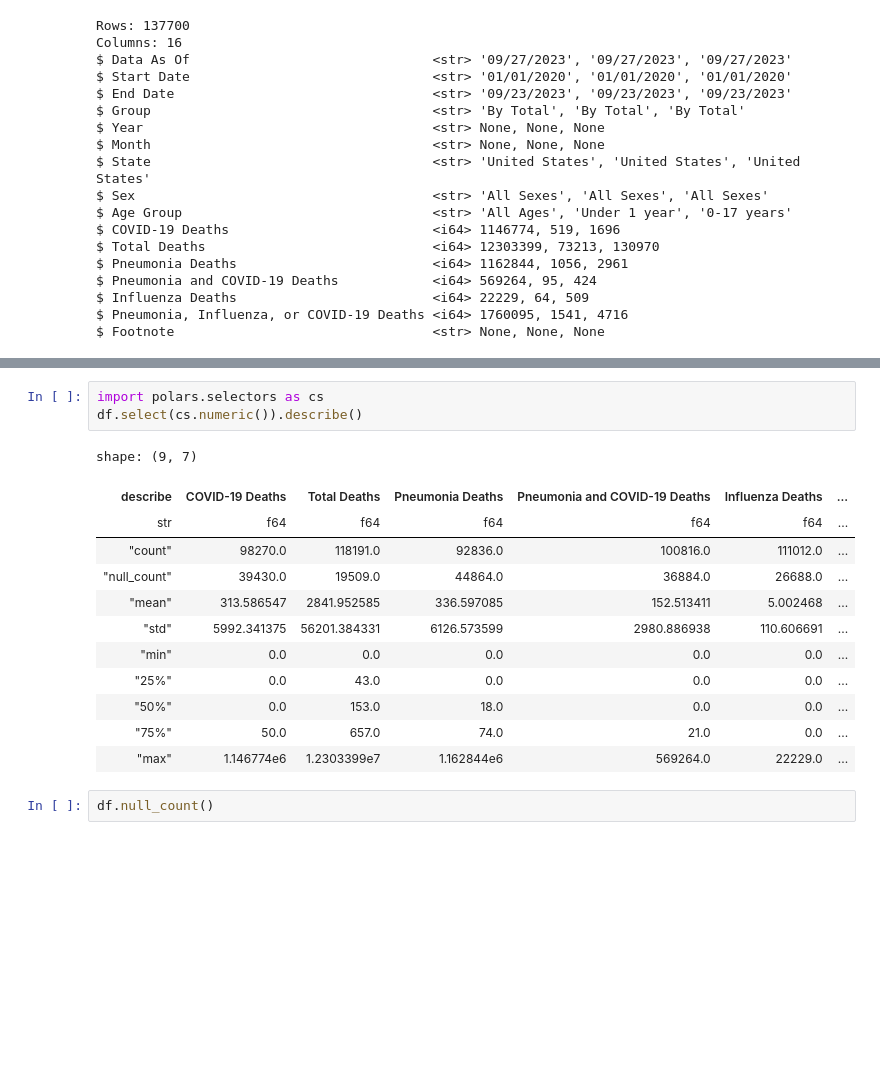
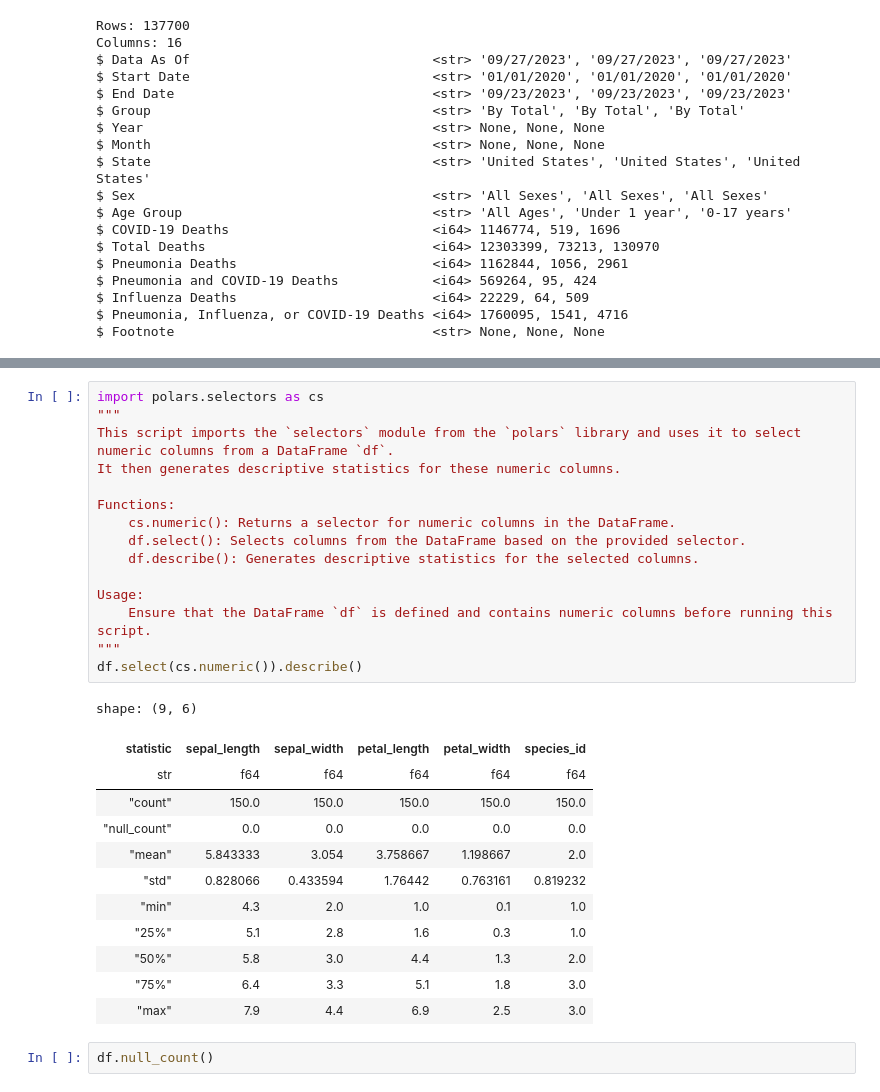
Before and after one commit to PacktPublishing/Polars-Cookbook, a Jupyter notebook: Chapter03/ch03.ipynb, the cells around one changed output, grey strips where cells are left out. Cells and saved outputs as stored; diff of their text form; blank space fills up the shorter version.

```diff
--- a/Chapter03/ch03.ipynb
+++ b/Chapter03/ch03.ipynb
@@ -58,19 +58,31 @@ df.estimated_size('mb')
-# %%
-import polars.selectors as cs
-df.select(cs.numeric()).describe()
-# %% [output]
-shape: (9, 7)
-| describe | COVID-19 Deaths | Total Deaths | Pneumonia Deaths | Pneumonia and COVID-19 Deaths | Influenza Deaths | ... |
-| str | f64 | f64 | f64 | f64 | f64 | ... |
-| "count" | 98270.0 | 118191.0 | 92836.0 | 100816.0 | 111012.0 | ... |
-| "null_count" | 39430.0 | 19509.0 | 44864.0 | 36884.0 | 26688.0 | ... |
-| "mean" | 313.586547 | 2841.952585 | 336.597085 | 152.513411 | 5.002468 | ... |
-| "std" | 5992.341375 | 56201.384331 | 6126.573599 | 2980.886938 | 110.606691 | ... |
-| "min" | 0.0 | 0.0 | 0.0 | 0.0 | 0.0 | ... |
-| "25%" | 0.0 | 43.0 | 0.0 | 0.0 | 0.0 | ... |
-| "50%" | 0.0 | 153.0 | 18.0 | 0.0 | 0.0 | ... |
-| "75%" | 50.0 | 657.0 | 74.0 | 21.0 | 0.0 | ... |
-| "max" | 1.146774e6 | 1.2303399e7 | 1.162844e6 | 569264.0 | 22229.0 | ... |
+# %%
+import polars.selectors as cs
+"""
+This script imports the `selectors` module from the `polars` library and uses it to select numeric columns from a DataFrame `df`.
+It then generates descriptive statistics for these numeric columns.
+
+Functions:
+    cs.numeric(): Returns a selector for numeric columns in the DataFrame.
+    df.select(): Selects columns from the DataFrame based on the provided selector.
+    df.describe(): Generates descriptive statistics for the selected columns.
+
+Usage:
+    Ensure that the DataFrame `df` is defined and contains numeric columns before running this script.
+"""
+df.select(cs.numeric()).describe()
+# %% [output]
+shape: (9, 6)
+| statistic | sepal_length | sepal_width | petal_length | petal_width | species_id |
+| str | f64 | f64 | f64 | f64 | f64 |
+| "count" | 150.0 | 150.0 | 150.0 | 150.0 | 150.0 |
+| "null_count" | 0.0 | 0.0 | 0.0 | 0.0 | 0.0 |
+| "mean" | 5.843333 | 3.054 | 3.758667 | 1.198667 | 2.0 |
+| "std" | 0.828066 | 0.433594 | 1.76442 | 0.763161 | 0.819232 |
+| "min" | 4.3 | 2.0 | 1.0 | 0.1 | 1.0 |
+| "25%" | 5.1 | 2.8 | 1.6 | 0.3 | 1.0 |
+| "50%" | 5.8 | 3.0 | 4.4 | 1.3 | 2.0 |
+| "75%" | 6.4 | 3.3 | 5.1 | 1.8 | 3.0 |
+| "max" | 7.9 | 4.4 | 6.9 | 2.5 | 3.0 |
 # %%
 df.null_count()
 # %% [output]
```
Also changed, not shown: parts of 47 cells of this notebook.
